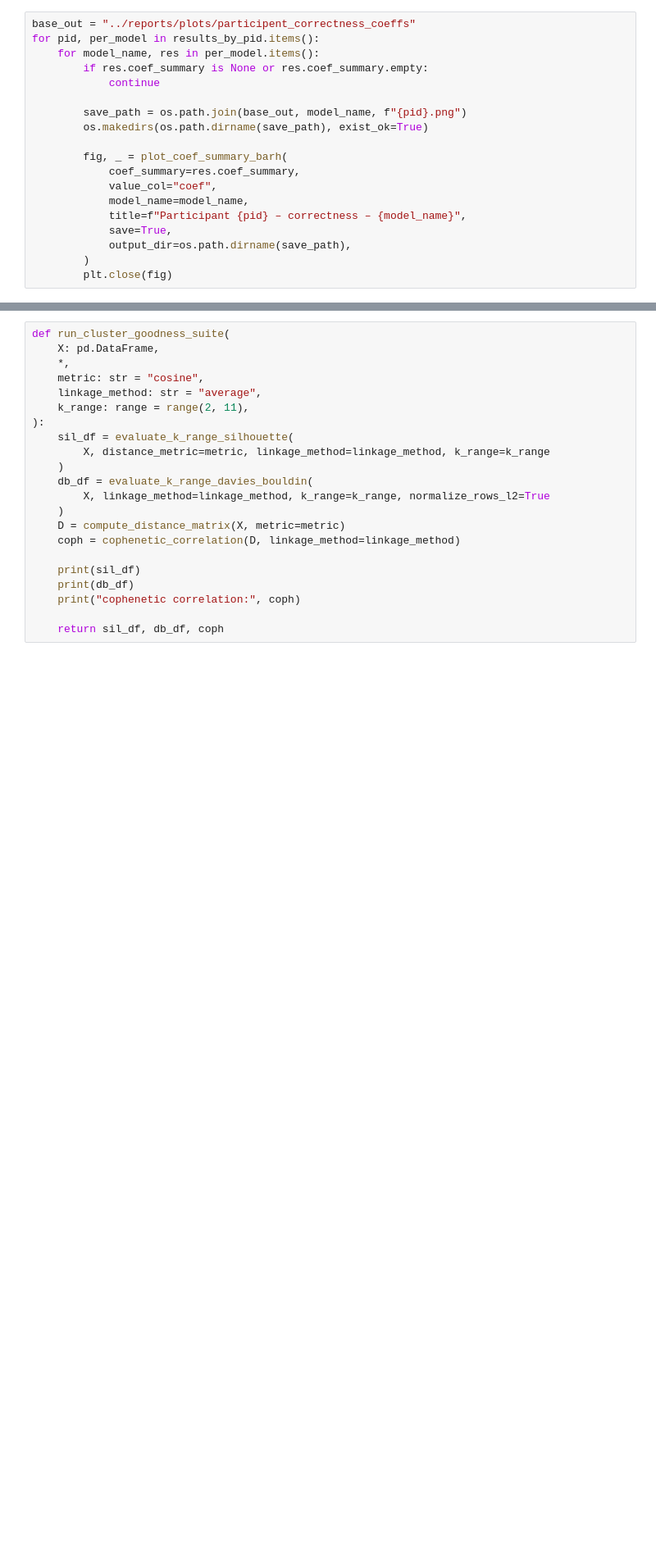
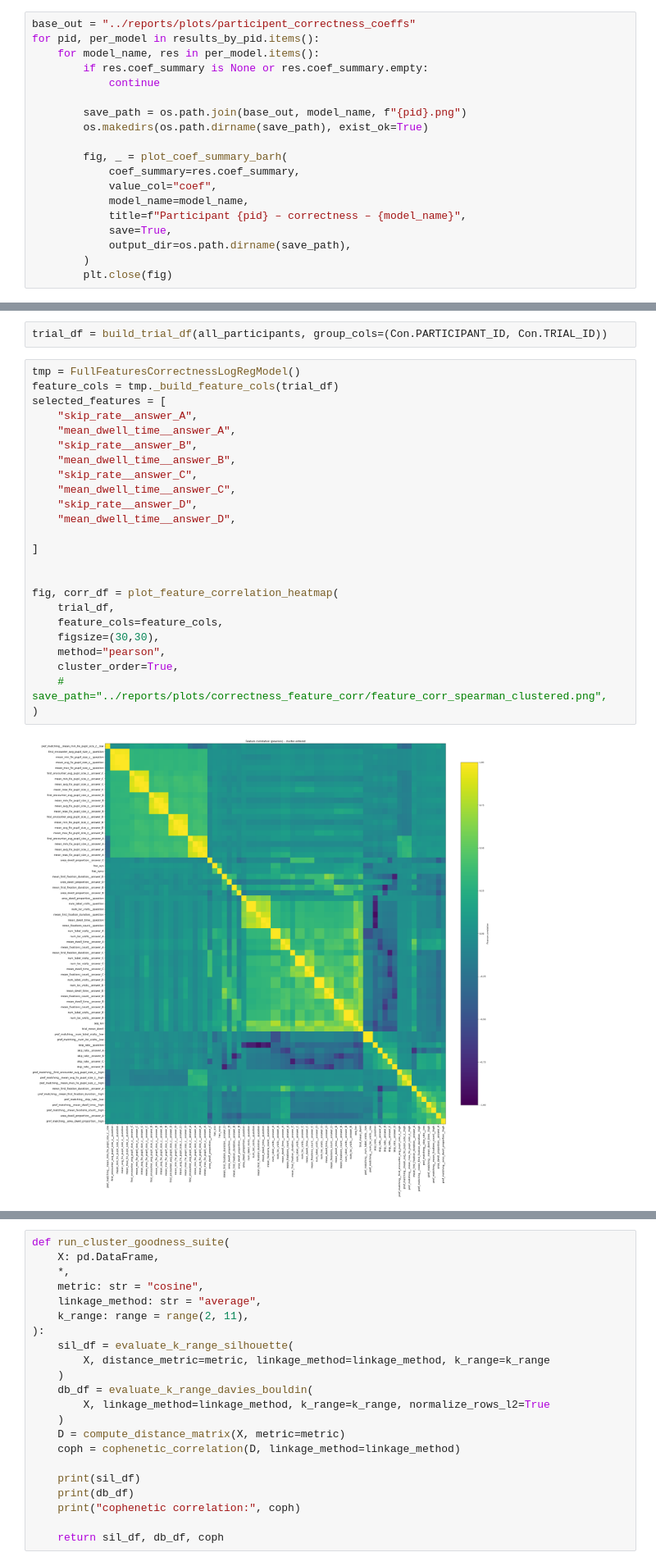
Before and after one commit to Mormorfor/QA_eyetracking, a Jupyter notebook: notebooks/answer_corr_prediction.ipynb, the cells around one changed output, grey strips where cells are left out. Shown at 82% size. Cells and saved outputs as stored; diff of their text form; blank space fills up the shorter version.

Commit message:
features correlation

```diff
--- a/notebooks/answer_corr_prediction.ipynb
+++ b/notebooks/answer_corr_prediction.ipynb
@@ -262,0 +250,28 @@ avg_rank_df.head(30)
+# %%
+trial_df = build_trial_df(all_participants, group_cols=(Con.PARTICIPANT_ID, Con.TRIAL_ID))
+# %%
+tmp = FullFeaturesCorrectnessLogRegModel()
+feature_cols = tmp._build_feature_cols(trial_df)
+selected_features = [
+    "skip_rate__answer_A",
+    "mean_dwell_time__answer_A",
+    "skip_rate__answer_B",
+    "mean_dwell_time__answer_B",
+    "skip_rate__answer_C",
+    "mean_dwell_time__answer_C",
+    "skip_rate__answer_D",
+    "mean_dwell_time__answer_D",
+
+]
+
+
+fig, corr_df = plot_feature_correlation_heatmap(
+    trial_df,
+    feature_cols=feature_cols,
+    figsize=(30,30),
+    method="pearson",
+    cluster_order=True,
+    # save_path="../reports/plots/correctness_feature_corr/feature_corr_spearman_clustered.png",
+)
+# %% [output]
+[figure, added]
```
Also changed, not shown: parts of 8 cells of this notebook, 13 other files.
